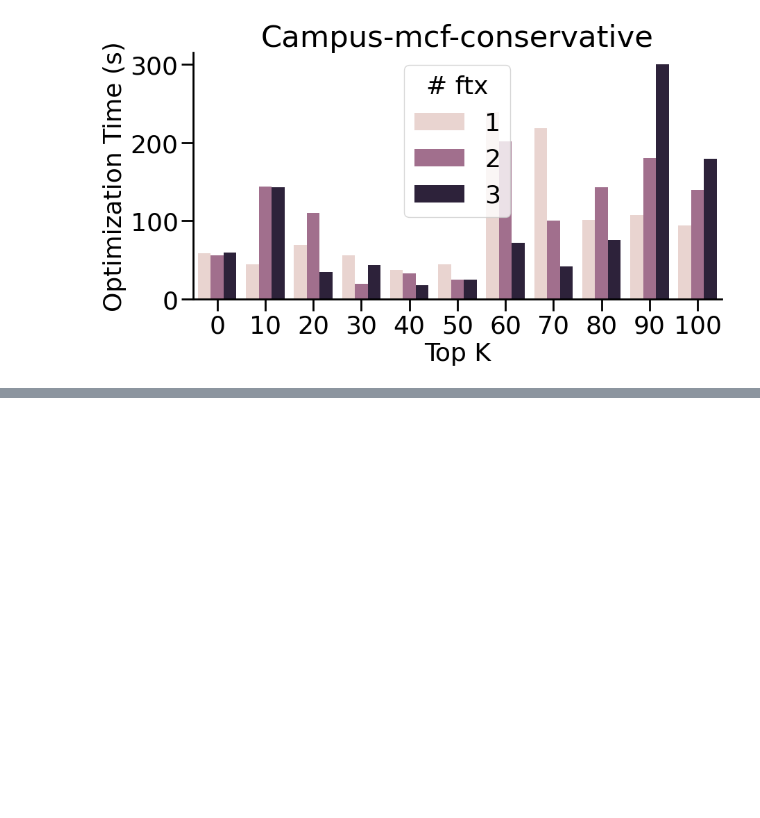
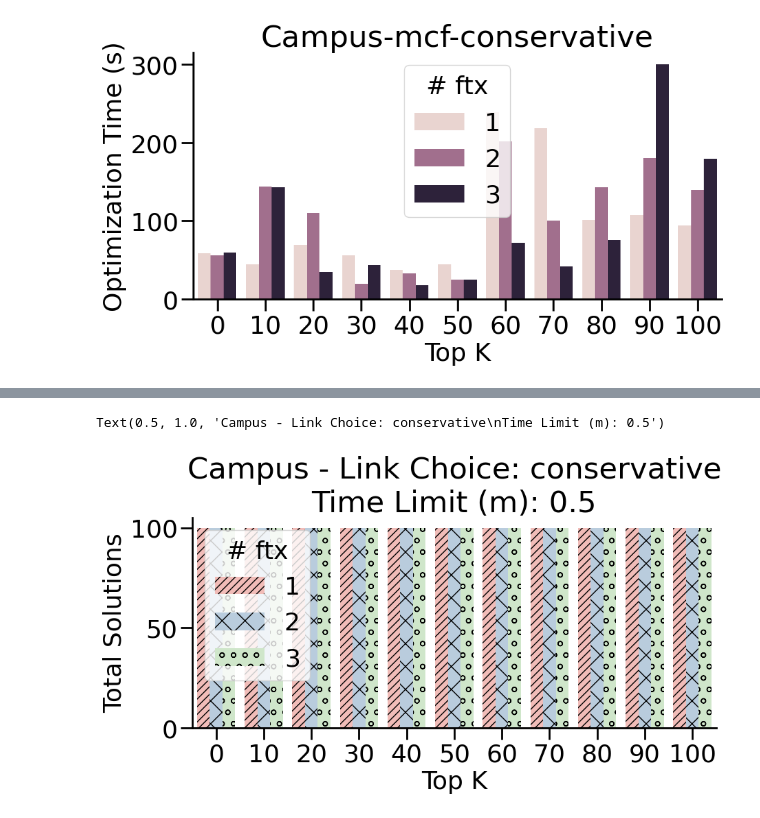
Before and after one commit to mattall/topology-programming, a Jupyter notebook: scripts/Doppler/notebooks/doppler.ipynb, the cells around one changed output, grey strips where cells are left out. Drawn from its saved outputs; the diff is of its cells as text; code cells hidden in the pictures; blank space fills up the shorter version.

```diff
--- a/scripts/Doppler/notebooks/doppler.ipynb
+++ b/scripts/Doppler/notebooks/doppler.ipynb
@@ -281,0 +421,45 @@ Text(0.5, 1.0, 'Campus-mcf-conservative')
+# %%
+fix, ax = plt.subplots(figsize=(9, 5))
+sns.set_palette(sns.color_palette(palette="Pastel1"))
+
+net = "Campus"
+candidate_link_choice = "conservative"
+time_limit = 0.5
+net_df = campus_df[
+    campus_df["Candidate Link Choice Method"] == candidate_link_choice
+]
+net_df = net_df[net_df["Time Limit (m)"] == time_limit]
+
+
+sns.barplot(
+    x="Top K",
+    y="Total Solutions",
+    hue="# ftx",
+    data=net_df,
+    palette=sns.color_palette(palette="Pastel1"),
+)
+handles = {}
+hatches = cycle(["///", "x", "o"])
+num_bar_types = len(net_df["# ftx"].unique())
+num_bar_groups = len(net_df["Top K"].unique())
+handles = []
+
+for i, patch in enumerate(ax.patches):
+    if i % num_bar_groups == 0:
+        if len(handles) < num_bar_types:
+            handles.append(patch)
+        hatch = next(hatches)
+    patch.set_hatch(hatch)
+
+legend_patches = [p for p in ax.patches[-3:]]
+for p in legend_patches:
+    p.set_hatch(hatch)
+    hatch = next(hatches)
+
+ax.legend(handles=legend_patches, loc=2, title="# ftx", ncol=1)
+plt.title(
+    f"{net} - Link Choice: {candidate_link_choice}\nTime Limit (m): {time_limit}"
+)
+# %% [output]
+Text(0.5, 1.0, 'Campus - Link Choice: conservative\nTime Limit (m): 0.5')
+[figure, added]
```
Also changed, not shown: parts of 10 cells of this notebook, 3 other files.
